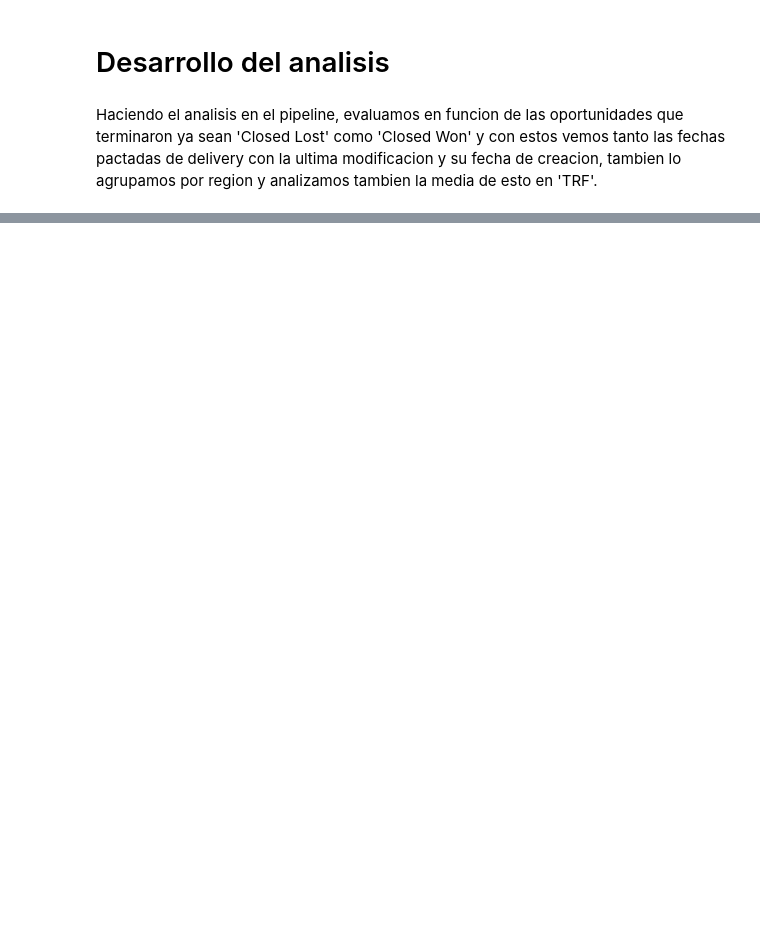
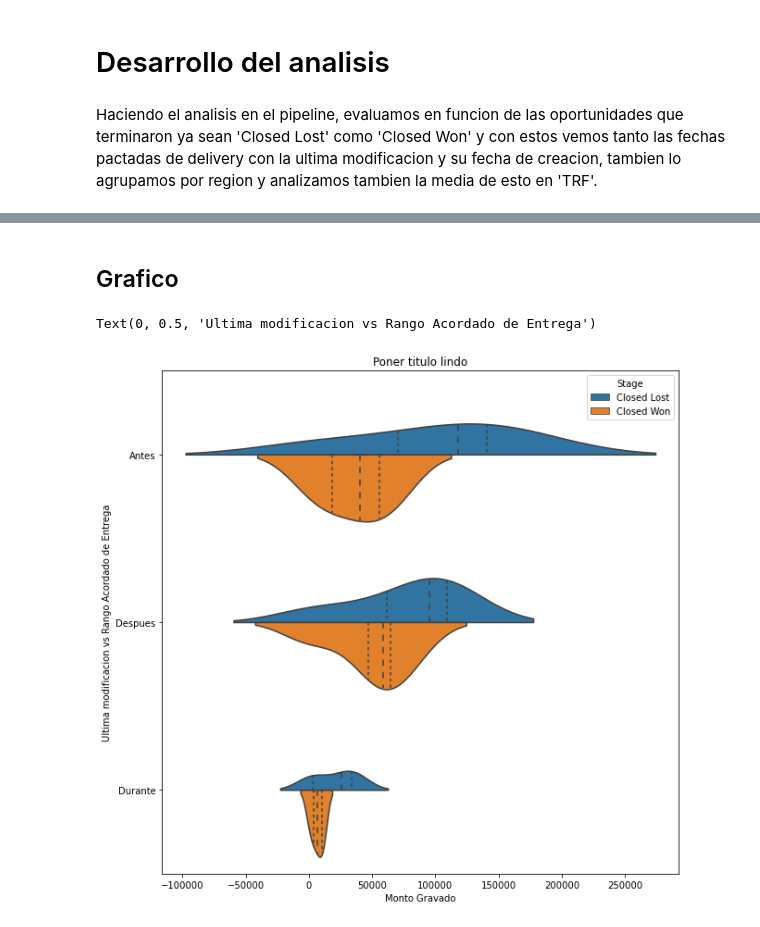
Before and after one commit to RenzoJacinto/TP1-Datos, a Jupyter notebook: visu.ipynb, the cells around one changed output, grey strips where cells are left out. Cells and saved outputs as stored; diff of their text form; code cells hidden in the pictures; blank space fills up the shorter version.

```diff
--- a/visu.ipynb
+++ b/visu.ipynb
@@ -195,0 +172,5 @@ df_fin.groupby(['Stage', 'modified_in_time', 'Region'])\
+# %%
+by_region = by_region.reset_index()
+by_region.columns = ['Stage', 'modified_in_time', 'Region', 'time_modified_diff_sum',
+                     'count','TRF_sum', 'Total_Taxable_Amount_sum']
+by_region.head()
@@ -195,0 +184,15 @@ df_fin.groupby(['Stage', 'modified_in_time', 'Region'])\
+# %% [markdown]
+## Grafico
+# %%
+import seaborn as sns
+import matplotlib.pyplot as plt
+
+fig, ax = plt.subplots(figsize = (10, 10))
+plt.title('Poner titulo lindo')
+sns.violinplot( y='modified_in_time', x='time_modified_diff_sum', hue = 'Stage', data=by_region, split=True,  inner="quartile")
+
+ax.set_xlabel('Monto Gravado')
+ax.set_ylabel('Ultima modificacion vs Rango Acordado de Entrega')
+# %% [output]
+Text(0, 0.5, 'Ultima modificacion vs Rango Acordado de Entrega')
+[figure, added]
```
Also changed, not shown: parts of 14 cells of this notebook.
